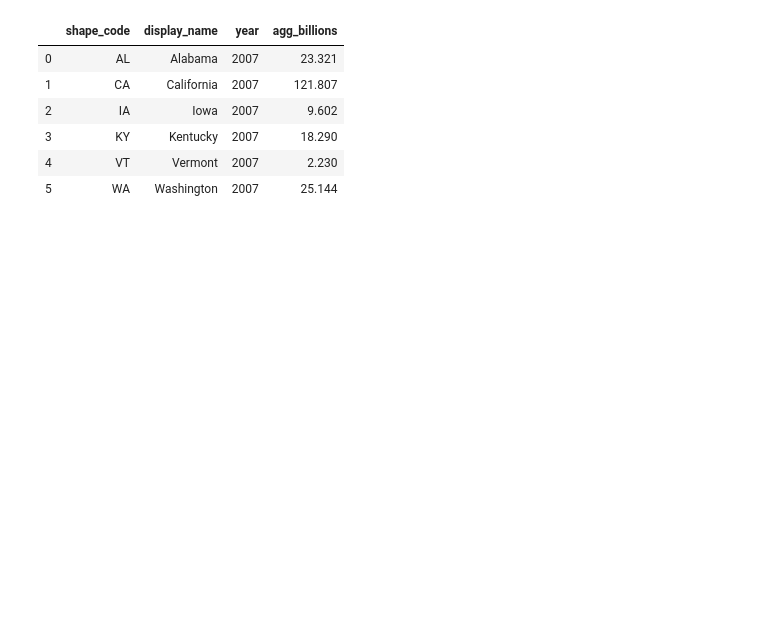
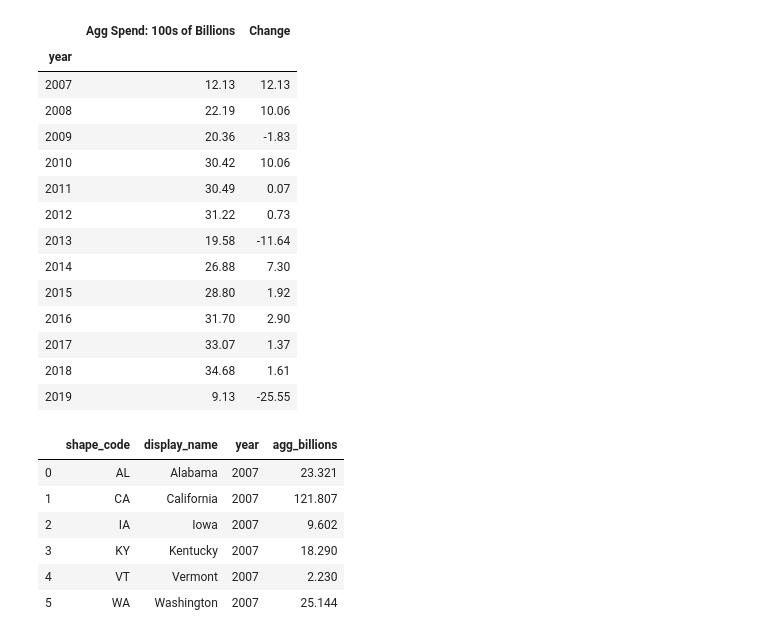
Before and after one commit to lukelukens/list_of_dicts, a Jupyter notebook: Spending_API.ipynb, the cells around one changed output. Saved outputs shown, nothing was run; the diff lists cells and outputs as text; code cells hidden in the pictures; blank space fills up the shorter version.

```diff
--- a/Spending_API.ipynb
+++ b/Spending_API.ipynb
@@ -115 +123,46 @@ agg_concat
+# %%
+################# Aggregate Spend Analysis #################
+year_group = agg_full.groupby("year")
+fed_spend=pd.DataFrame()
+fed_spend["Agg Spend: 100s of Billions"] = round(year_group["agg_billions"].sum()/100,2)
+
+counter = 0
+tracker = 0.0
+change = []
+perc_change = []
+
+for amount in fed_spend["Agg Spend: 100s of Billions"]:
+    change.append(amount - tracker)
+#     try:
+#         perc_change.append(round(tracker/change[counter]*100,2))
+#         counter+=1
+#     except ZeroDivisionError or ValueError:
+#         change.
+#         pass
+    tracker = amount
+
+fed_spend["Change"] = change
+# fed_spend["% Change"] = perc_change
+fed_spend
+
+# ax,fig=plt.plot(fed_spend)
+# fig.title("Aggregate Federal SPending at State Level in Hundred of Billions")
+
+# # ax.set_xlabels(fed_spend.index.values())
+# %% [output]
+|  | Agg Spend: 100s of Billions | Change |
+| year |  |  |
+| 2007 | 12.13 | 12.13 |
+| 2008 | 22.19 | 10.06 |
+| 2009 | 20.36 | -1.83 |
+| 2010 | 30.42 | 10.06 |
+| 2011 | 30.49 | 0.07 |
+| 2012 | 31.22 | 0.73 |
+| 2013 | 19.58 | -11.64 |
+| 2014 | 26.88 | 7.30 |
+| 2015 | 28.80 | 1.92 |
+| 2016 | 31.70 | 2.90 |
+| 2017 | 33.07 | 1.37 |
+| 2018 | 34.68 | 1.61 |
+| 2019 | 9.13 | -25.55 |
 # %%
```
Also changed, not shown: parts of 9 cells of this notebook.
